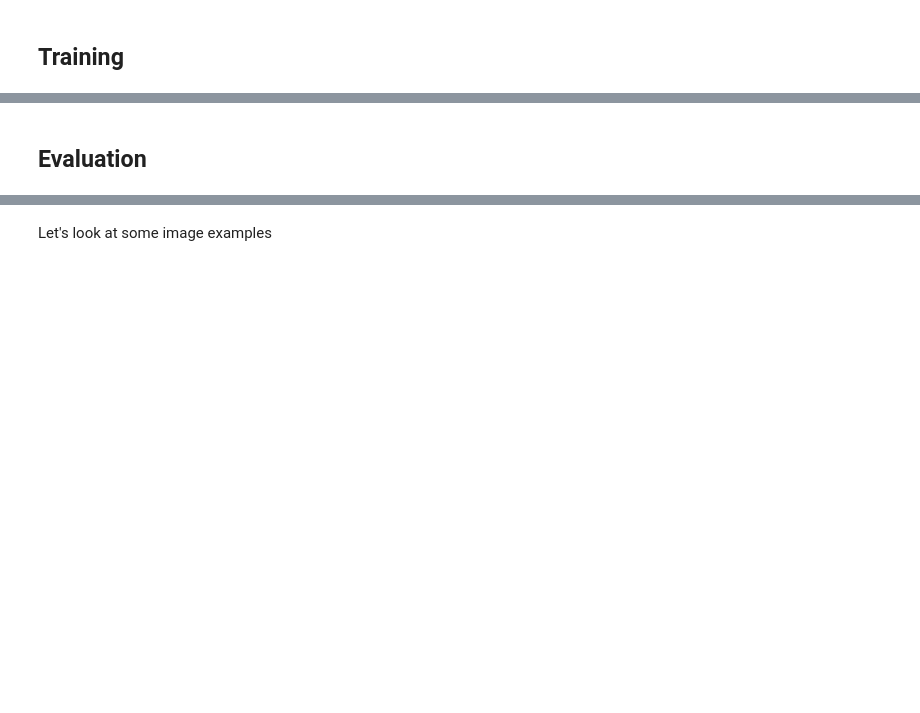
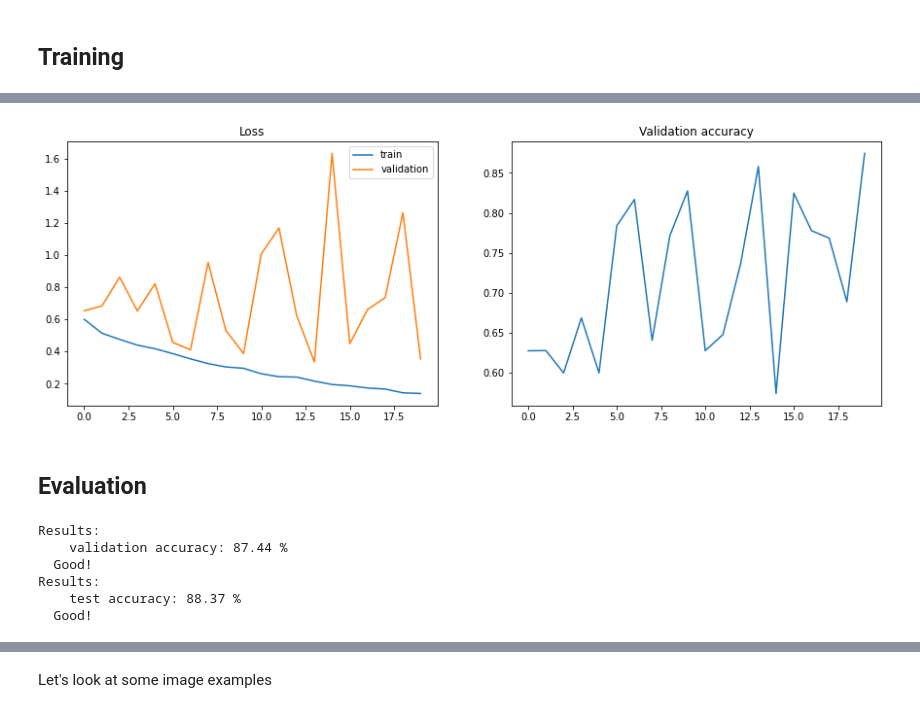
Before and after one commit to girafe-ai/intro-to-ml-harbour, a Jupyter notebook: day12_Convolutional_neural_networks/12_cnn_seminar.ipynb, the cells around one changed output, grey strips where cells are left out. Cells and saved outputs as stored; diff of their text form; code cells hidden in the pictures; blank space fills up the shorter version.

````diff
--- a/day12_Convolutional_neural_networks/12_cnn_seminar.ipynb
+++ b/day12_Convolutional_neural_networks/12_cnn_seminar.ipynb
@@ -102,19 +101,19 @@ DATA_PATH = 'data' # PATH TO THE DATASET
 NUM_WORKERS = 4
 
 # Image size: even though image sizes are bigger than 96, we use this to speed up training
-SIZE_H = SIZE_W = 96
+SIZE_H = SIZE_W = 96 # 128 / 192
 N_CHANNELS = 3
 
 # Number of classes in the dataset
 NUM_CLASSES = 2
 
 # Epochs: number of passes over the training data, we use it this small to reduce training babysitting time
-EPOCH_NUM = 30
+EPOCH_NUM = 20
 
 # Batch size: for batch gradient descent optimization, usually selected as 2**K elements
 BATCH_SIZE = 128
-
-# Images mean and std channelwise
+# B G R /
+# Images mean and std channelwise : ImageNet DB
 image_mean = [0.485, 0.456, 0.406]
 image_std  = [0.229, 0.224, 0.225]
 
@@ -440,0 +400,4 @@ model_cnn.add_module('fc_logits', nn.Linear(EMBEDDING_SIZE, NUM_CLASSES, bias=Fa
+# %%
+class Flatten(nn.Module):
+    def forward(self, x):
+        return torch.flatten(x, 1)
@@ -594,9 +599,7 @@ https://www.youtube.com/watch?v=nUUqwaxLnWs
 
 def conv_block_3x3(in_channels, out_channels, stride=1):
     return nn.Sequential(
-        # YOUR CODE HERE
-        # CONV 3x3 -> BN -> ReLU
-        # YOUR CODE ENDS HERE
+       # YOUR CODE HERE
     )
 
 class MyModel(torch.nn.Module):
@@ -604,16 +607,17 @@ class MyModel(torch.nn.Module):
         super(MyModel, self).__init__()
 
         self.model = nn.Sequential(
-            # YOUR CODE HERE: CONV_BLOCKS -> GLOBAL_POOLING (MAX/AVERAGE)
-            nn.AdaptiveMaxPool2d(1),
+            # YOUR CODE HERE
+            nn.AdaptiveAvgPool2d(1),
             Flatten()
         )
         self.dropout = nn.Dropout(p=0.3)
         self.fc = nn.Sequential(
-            # YOUR CODE HERE: FC->BN->RELU
+            # YOUR CODE HERE
         )
         self.pred = nn.Sequential(
-            nn.Linear(EMBEDDING_SIZE, NUM_CLASSES, bias=False)
+            nn.Linear(EMBEDDING_SIZE, NUM_CLASSES, bias=False),
+            nn.Softmax(dim=1)
         )
 
     def forward(self, x):
@@ -631,6 +635,8 @@ summary(model_cnn_norm, (3, SIZE_H, SIZE_W), device='cpu')
 ## Training
 # %%
 model_cnn_norm = model_cnn_norm.to(device)
-opt = torch.optim.Adam(model_cnn_norm.parameters(), lr=1e-3)
-ckpt_name_cnn_norm='model_cnn_norm.ckpt'
-model_cnn_norm, opt = train_model(model_cnn_norm, train_batch_gen, val_batch_gen, opt, ckpt_name=ckpt_name_cnn_norm)
+opt_norm = torch.optim.Adam(model_cnn_norm.parameters(), lr=1e-3)
+opt_norm.zero_grad()
+
+train_loss, val_loss, val_accuracy, best_model_norm = train_model(model_cnn_norm, train_loader, val_loader, loss_fn,
+                                                                  opt_norm, EPOCH_NUM)
@@ -637,2 +661,6 @@ model_cnn_norm, opt = train_model(model_cnn_norm, train_batch_gen, val_batch_gen
+# %%
+plot_train_process(train_loss, val_loss, val_accuracy)
+# %% [output]
+[figure, added]
 # %% [markdown]
 ## Evaluation
@@ -651,3 +667,13 @@ else:
+# %%
+val_stats = test_model(best_model_norm, val_loader, 'validation')
+test_stats = test_model(best_model_norm, test_loader, 'test')
+# %% [output]
+Results:
+    validation accuracy: 87.44 %
+  Good!
+Results:
+    test accuracy: 88.37 %
+  Good!
 # %% [markdown]
 
 ```
````
Also changed, not shown: parts of 41 cells of this notebook.
